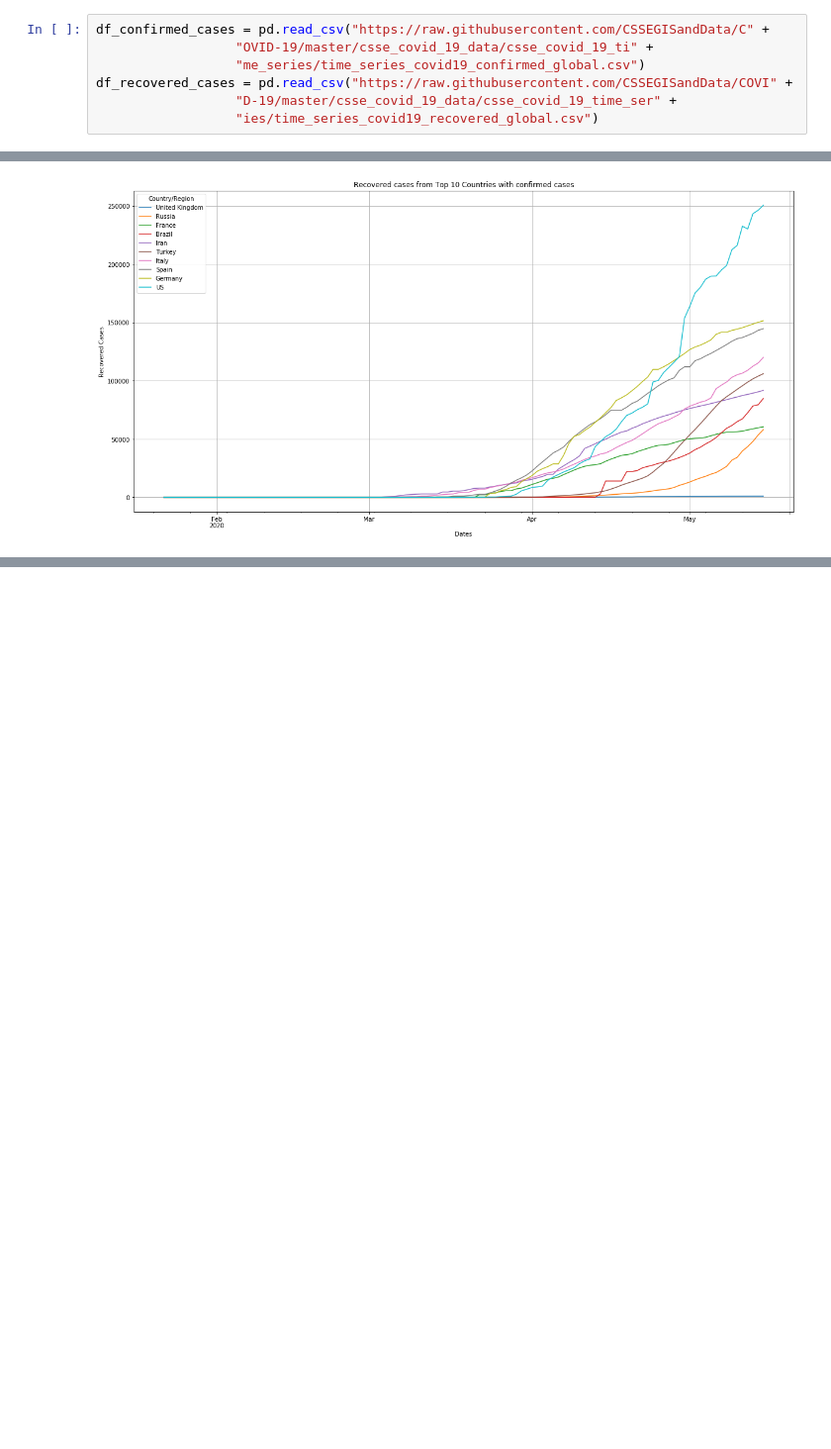
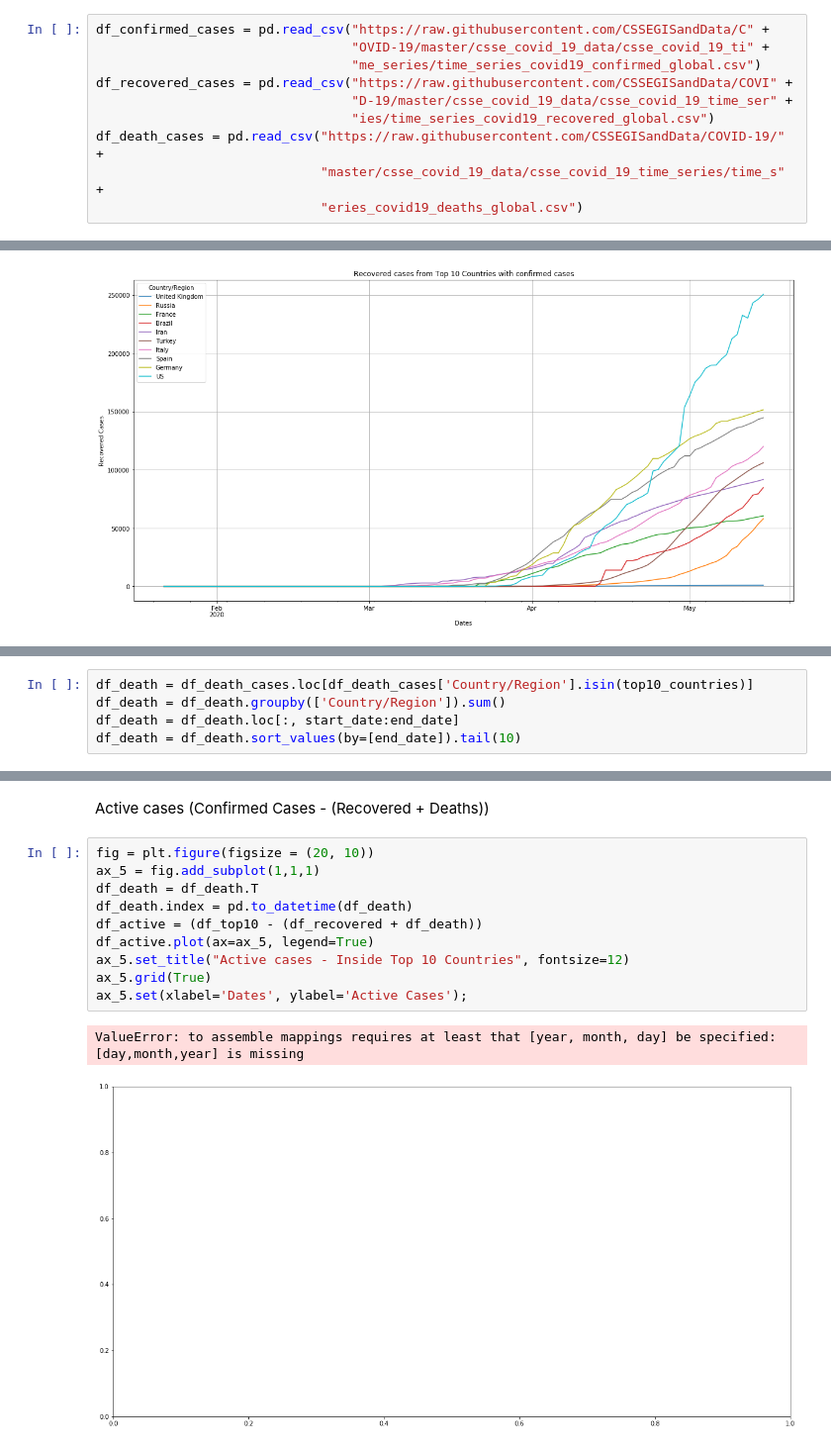
Before and after one commit to ErikSugawara/covid19-visualization-analysis, a Jupyter notebook: covid_visual_analysis.ipynb, the cells around one changed output, grey strips where cells are left out. Shown at 99% size. Drawn from its saved outputs; the diff is of its cells as text; blank space fills up the shorter version.

```diff
--- a/covid_visual_analysis.ipynb
+++ b/covid_visual_analysis.ipynb
@@ -11,11 +11,14 @@ import matplotlib.dates as mdates
 from matplotlib.dates import DateFormatter
 # %%
 df_confirmed_cases = pd.read_csv("https://raw.githubusercontent.com/CSSEGISandData/C" +
-                  "OVID-19/master/csse_covid_19_data/csse_covid_19_ti" +
-                  "me_series/time_series_covid19_confirmed_global.csv")
+                                 "OVID-19/master/csse_covid_19_data/csse_covid_19_ti" +
+                                 "me_series/time_series_covid19_confirmed_global.csv")
 df_recovered_cases = pd.read_csv("https://raw.githubusercontent.com/CSSEGISandData/COVI" +
-                  "D-19/master/csse_covid_19_data/csse_covid_19_time_ser" +
-                  "ies/time_series_covid19_recovered_global.csv")
+                                 "D-19/master/csse_covid_19_data/csse_covid_19_time_ser" +
+                                 "ies/time_series_covid19_recovered_global.csv")
+df_death_cases = pd.read_csv("https://raw.githubusercontent.com/CSSEGISandData/COVID-19/" +
+                             "master/csse_covid_19_data/csse_covid_19_time_series/time_s" +
+                             "eries_covid19_deaths_global.csv")
 # %%
 df_confirmed_cases.head()
 # %% [output]
@@ -119,3 +132,8 @@ ax_3.grid(True)
 ax_3.set(xlabel='Dates', ylabel='Confirmed - Recovered');
 # %% [output]
 [figure]
+# %%
+df_death = df_death_cases.loc[df_death_cases['Country/Region'].isin(top10_countries)]
+df_death = df_death.groupby(['Country/Region']).sum()
+df_death = df_death.loc[:, start_date:end_date]
+df_death = df_death.sort_values(by=[end_date]).tail(10)
@@ -121,0 +165,15 @@ ax_3.set(xlabel='Dates', ylabel='Confirmed - Recovered');
+# %% [markdown]
+Active cases (Confirmed Cases - (Recovered + Deaths))
+# %%
+fig = plt.figure(figsize = (20, 10))
+ax_5 = fig.add_subplot(1,1,1)
+df_death = df_death.T
+df_death.index = pd.to_datetime(df_death)
+df_active = (df_top10 - (df_recovered + df_death))
+df_active.plot(ax=ax_5, legend=True)
+ax_5.set_title("Active cases - Inside Top 10 Countries", fontsize=12)
+ax_5.grid(True)
+ax_5.set(xlabel='Dates', ylabel='Active Cases');
+# %% [output]
+ValueError: to assemble mappings requires at least that [year, month, day] be specified: [day,month,year] is missing
+[figure, added]
```
Also changed, not shown: parts of 5 cells of this notebook.
